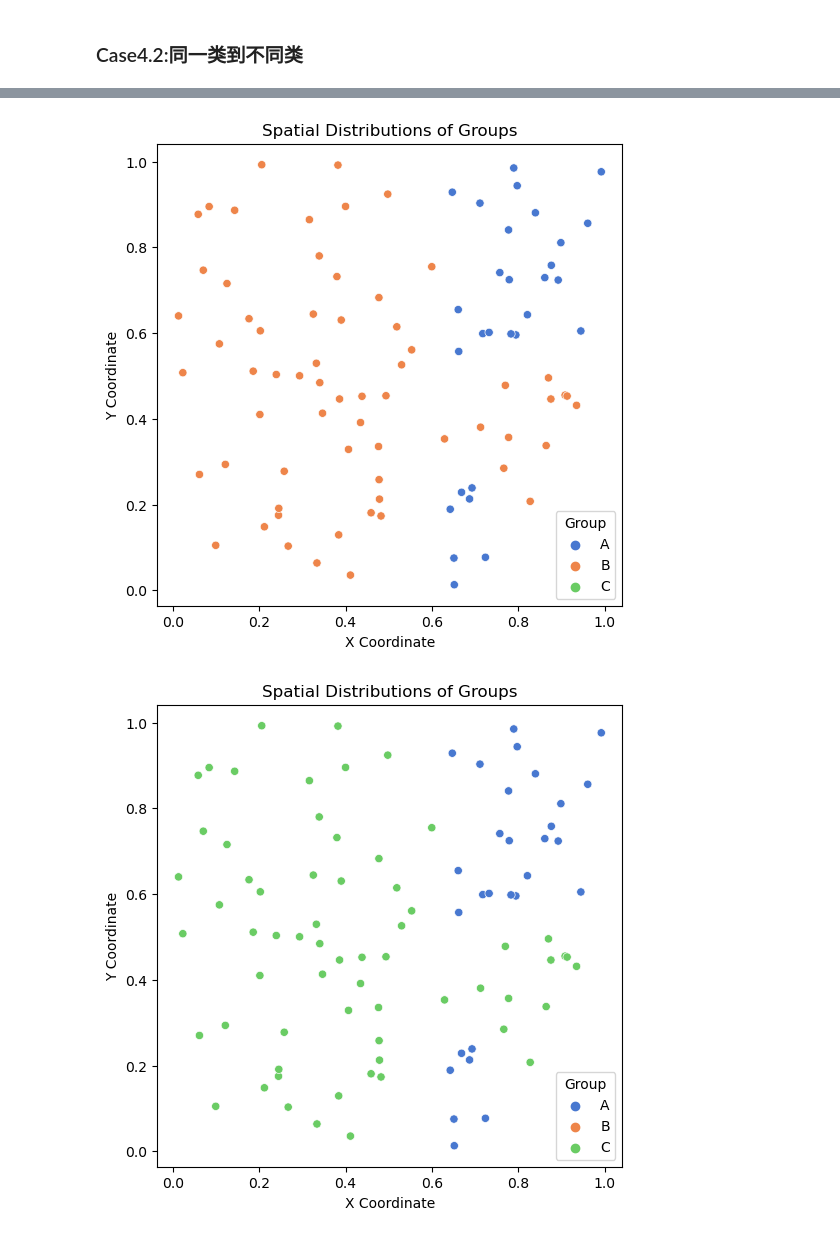
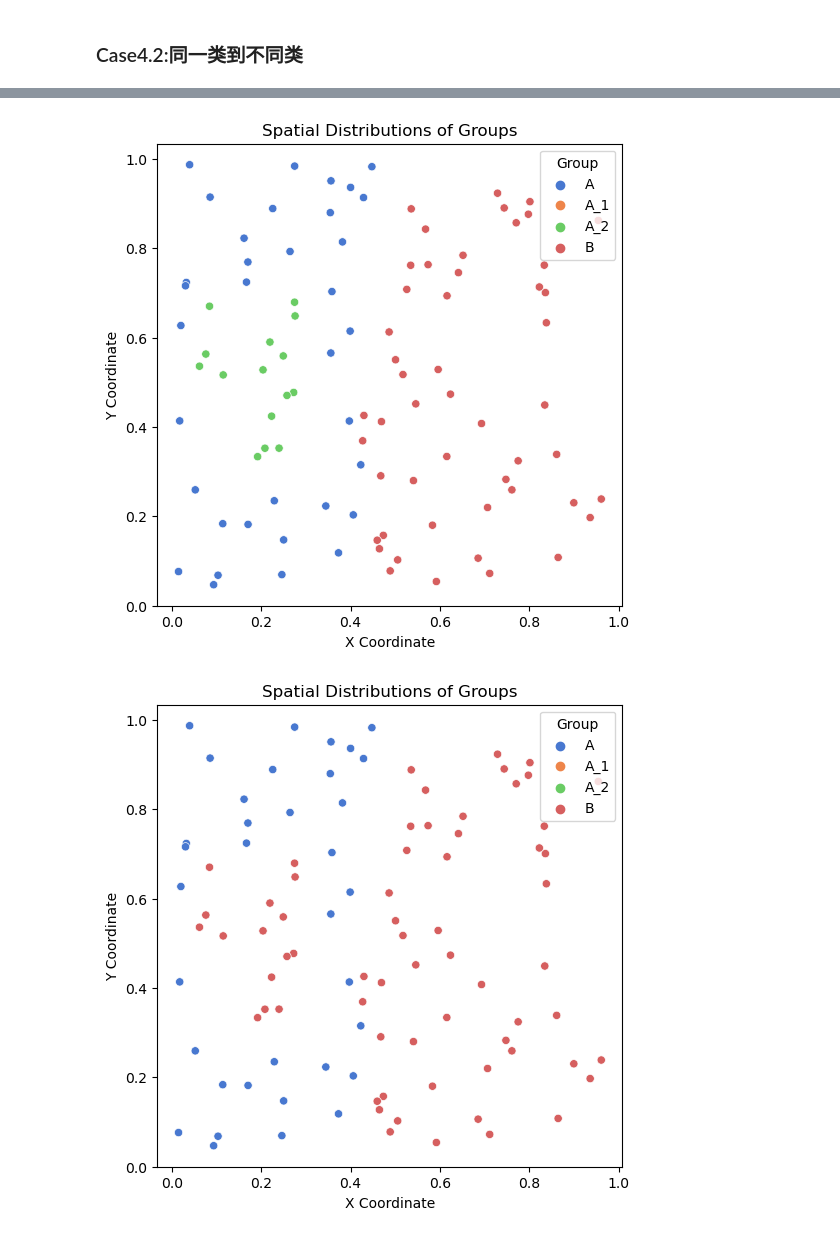
Before and after one commit to YihDu/Spatial-Group-Discrepancy, a Jupyter notebook: Visualization.ipynb, the cells around one changed output, grey strips where cells are left out. Drawn from its saved outputs; the diff is of its cells as text; code cells hidden in the pictures.

```diff
--- a/Visualization.ipynb
+++ b/Visualization.ipynb
@@ -11,7 +11,7 @@ def plot(file_path):
                     x = "x" ,
                     y = "y" ,
                     hue = "group",
-                    hue_order = ['A' , 'B' , 'C'],
+                    hue_order = ['A' , 'A_1' , 'A_2' , 'B'],
                     palette = 'muted')
     plt.title("Spatial Distributions of Groups")
     plt.xlabel("X Coordinate")
@@ -99,8 +99,8 @@ plot(r"C:\CodeFields\Spatial Group Discrepancy\Code\data\simulate\Case4\4.2\diss
 # %%
-plot(r"C:\CodeFields\Spatial Group Discrepancy\Code\data\simulate\Case4\4.2\sim_pred_SpatialData.csv")
+plot(r"data/simulate/Case4 (GeneSimilarity)/4.2/truth_AA_2_SpatialData.csv")
 # %% [output]
-[figure, old version]
+[figure, new version]
 # %%
-plot(r"C:\CodeFields\Spatial Group Discrepancy\Code\data\simulate\Case4\4.2\dissim_pred_SpatialData.csv")
+plot(r"data/simulate/Case4 (GeneSimilarity)/4.2/AB_SpatialData.csv")
 # %% [output]
-[figure, old version]
+[figure, new version]
```
Also changed, not shown: parts of 2 cells of this notebook, 1 other file.
